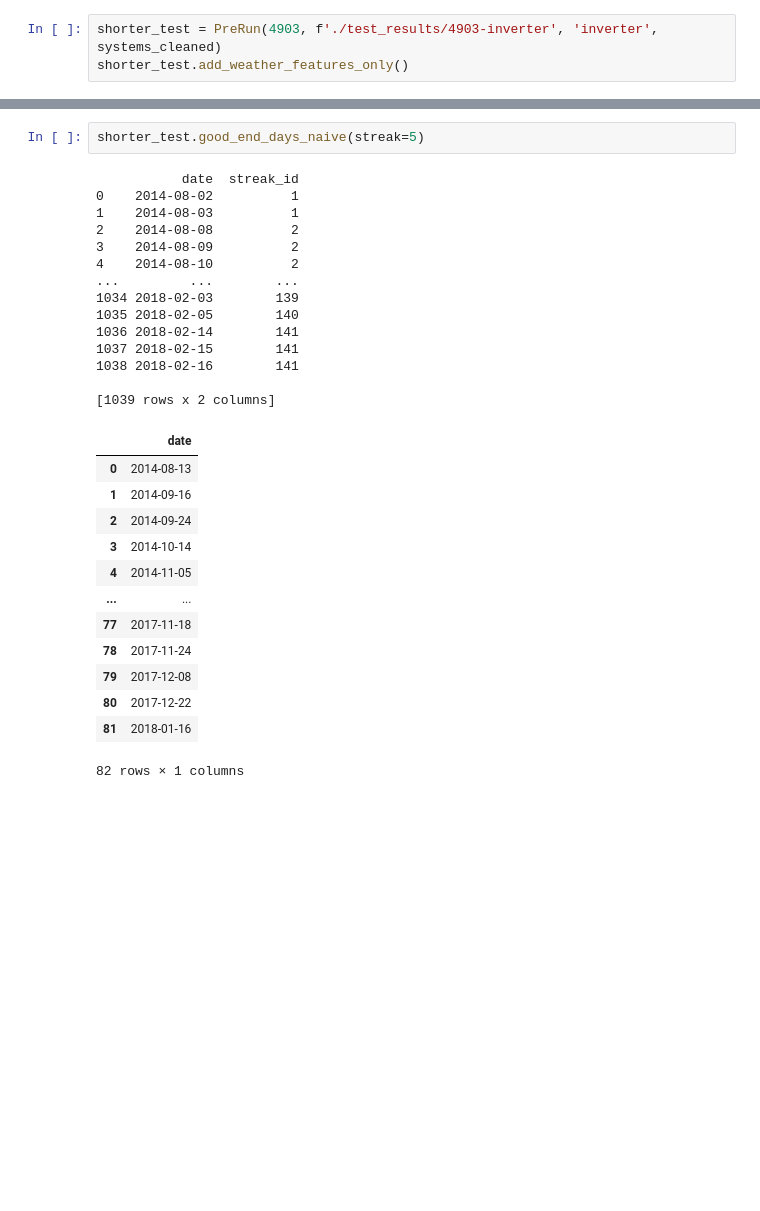
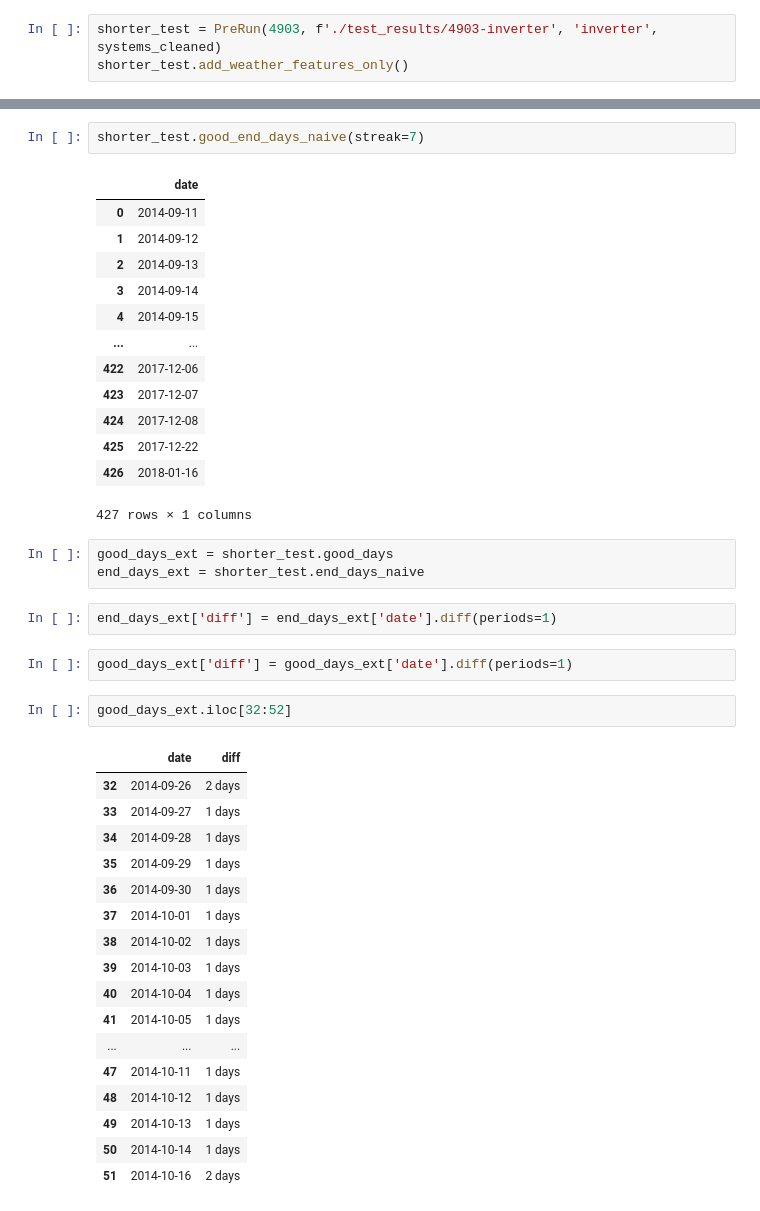
Before and after one commit to Erdos-Projects/predicting-day-ahead-solar-power-production, a Jupyter notebook: notebooks/modeling/CEB/basic_lightgbm_results.ipynb, the cells around one changed output, grey strips where cells are left out. Drawn from its saved outputs; the diff is of its cells as text; blank space fills up the shorter version.

```diff
--- a/notebooks/modeling/CEB/basic_lightgbm_results.ipynb
+++ b/notebooks/modeling/CEB/basic_lightgbm_results.ipynb
@@ -215,30 +218,43 @@ shorter_test.add_weather_features_only()
 # %%
-shorter_test.good_end_days_naive(streak=5)
+shorter_test.good_end_days_naive(streak=7)
 # %% [output]
+|  | date |
+| 0 | 2014-09-11 |
+| 1 | 2014-09-12 |
+| 2 | 2014-09-13 |
+| 3 | 2014-09-14 |
+| 4 | 2014-09-15 |
+| ... | ... |
+| 422 | 2017-12-06 |
+| 423 | 2017-12-07 |
+| 424 | 2017-12-08 |
+| 425 | 2017-12-22 |
+| 426 | 2018-01-16 |
-           date  streak_id
-0    2014-08-02          1
-1    2014-08-03          1
-2    2014-08-08          2
-3    2014-08-09          2
-4    2014-08-10          2
-...         ...        ...
-1034 2018-02-03        139
-1035 2018-02-05        140
-1036 2018-02-14        141
-1037 2018-02-15        141
-1038 2018-02-16        141
-
-[1039 rows x 2 columns]
+427 rows × 1 columns
-|  | date |
-| 0 | 2014-08-13 |
-| 1 | 2014-09-16 |
-| 2 | 2014-09-24 |
-| 3 | 2014-10-14 |
-| 4 | 2014-11-05 |
-| ... | ... |
-| 77 | 2017-11-18 |
-| 78 | 2017-11-24 |
-| 79 | 2017-12-08 |
-| 80 | 2017-12-22 |
-| 81 | 2018-01-16 |
-82 rows × 1 columns
+# %%
+good_days_ext = shorter_test.good_days
+end_days_ext = shorter_test.end_days_naive
+# %%
+end_days_ext['diff'] = end_days_ext['date'].diff(periods=1)
+# %%
+good_days_ext['diff'] = good_days_ext['date'].diff(periods=1)
+# %%
+good_days_ext.iloc[32:52]
+# %% [output]
+|  | date | diff |
+| 32 | 2014-09-26 | 2 days |
+| 33 | 2014-09-27 | 1 days |
+| 34 | 2014-09-28 | 1 days |
+| 35 | 2014-09-29 | 1 days |
+| 36 | 2014-09-30 | 1 days |
+| 37 | 2014-10-01 | 1 days |
+| 38 | 2014-10-02 | 1 days |
+| 39 | 2014-10-03 | 1 days |
+| 40 | 2014-10-04 | 1 days |
+| 41 | 2014-10-05 | 1 days |
+| ... | ... | ... |
+| 47 | 2014-10-11 | 1 days |
+| 48 | 2014-10-12 | 1 days |
+| 49 | 2014-10-13 | 1 days |
+| 50 | 2014-10-14 | 1 days |
+| 51 | 2014-10-16 | 2 days |
```
Also changed, not shown: parts of 5 cells of this notebook, 2 other files.
